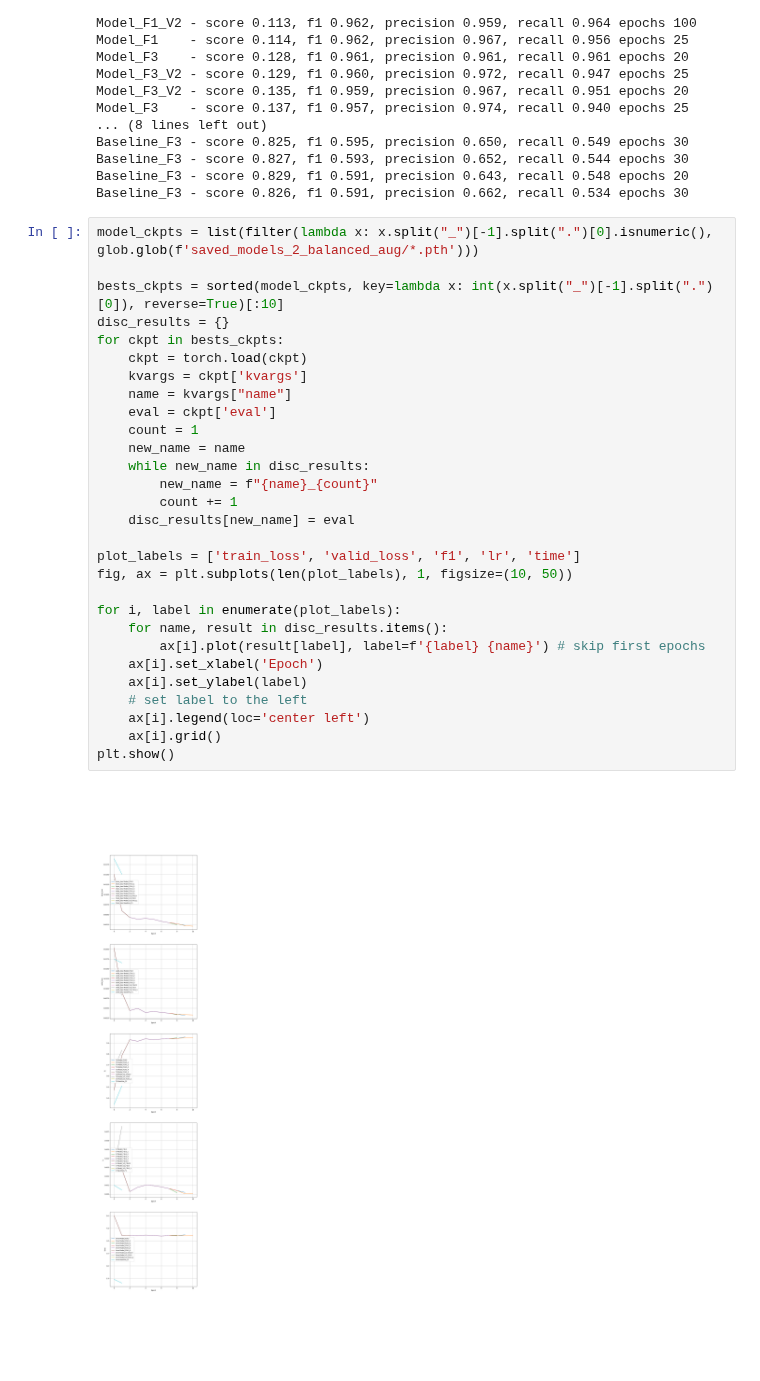
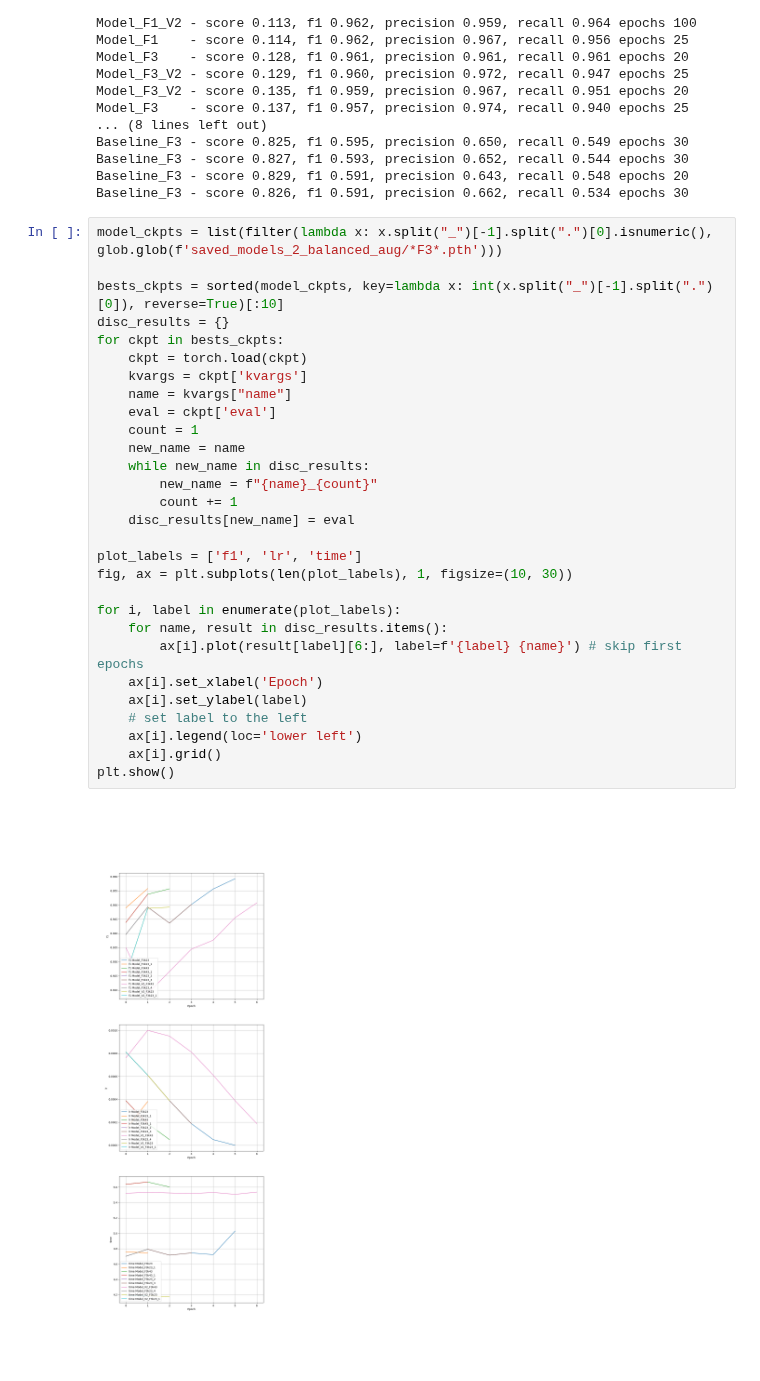
Before and after one commit to Arty-Facts/wasp_al_and_ml_2023, a Jupyter notebook: module3/result.ipynb, the cells around one changed output. Cells and saved outputs as stored; diff of their text form.

```diff
--- a/module3/result.ipynb
+++ b/module3/result.ipynb
@@ -82,33 +82,33 @@ Baseline_F3 - score 0.827, f1 0.593, precision 0.652, recall 0.544 epochs 30
 Baseline_F3 - score 0.829, f1 0.591, precision 0.643, recall 0.548 epochs 20
 Baseline_F3 - score 0.826, f1 0.591, precision 0.662, recall 0.534 epochs 30
 # %%
-model_ckpts = list(filter(lambda x: x.split("_")[-1].split(".")[0].isnumeric(),  glob.glob(f'saved_models_2_balanced_aug/*.pth')))
+model_ckpts = list(filter(lambda x: x.split("_")[-1].split(".")[0].isnumeric(),  glob.glob(f'saved_models_2_balanced_aug/*F3*.pth')))
 
 bests_ckpts = sorted(model_ckpts, key=lambda x: int(x.split("_")[-1].split(".")[0]), reverse=True)[:10]
 disc_results = {}
 for ckpt in bests_ckpts:
     ckpt = torch.load(ckpt)
     kvargs = ckpt['kvargs']
     name = kvargs["name"]
     eval = ckpt['eval']
     count = 1
     new_name = name
     while new_name in disc_results:
         new_name = f"{name}_{count}"
         count += 1
     disc_results[new_name] = eval
 
-plot_labels = ['train_loss', 'valid_loss', 'f1', 'lr', 'time']
-fig, ax = plt.subplots(len(plot_labels), 1, figsize=(10, 50))
+plot_labels = ['f1', 'lr', 'time']
+fig, ax = plt.subplots(len(plot_labels), 1, figsize=(10, 30))
 
 for i, label in enumerate(plot_labels):
     for name, result in disc_results.items():
-        ax[i].plot(result[label], label=f'{label} {name}') # skip first epochs
+        ax[i].plot(result[label][6:], label=f'{label} {name}') # skip first epochs
     ax[i].set_xlabel('Epoch')
     ax[i].set_ylabel(label)
     # set label to the left
-    ax[i].legend(loc='center left')
+    ax[i].legend(loc='lower left')
     ax[i].grid()
 plt.show()
 # %% [output]
-[figure, old version]
+[figure, new version]
```
Also changed, not shown: 1 other file.
